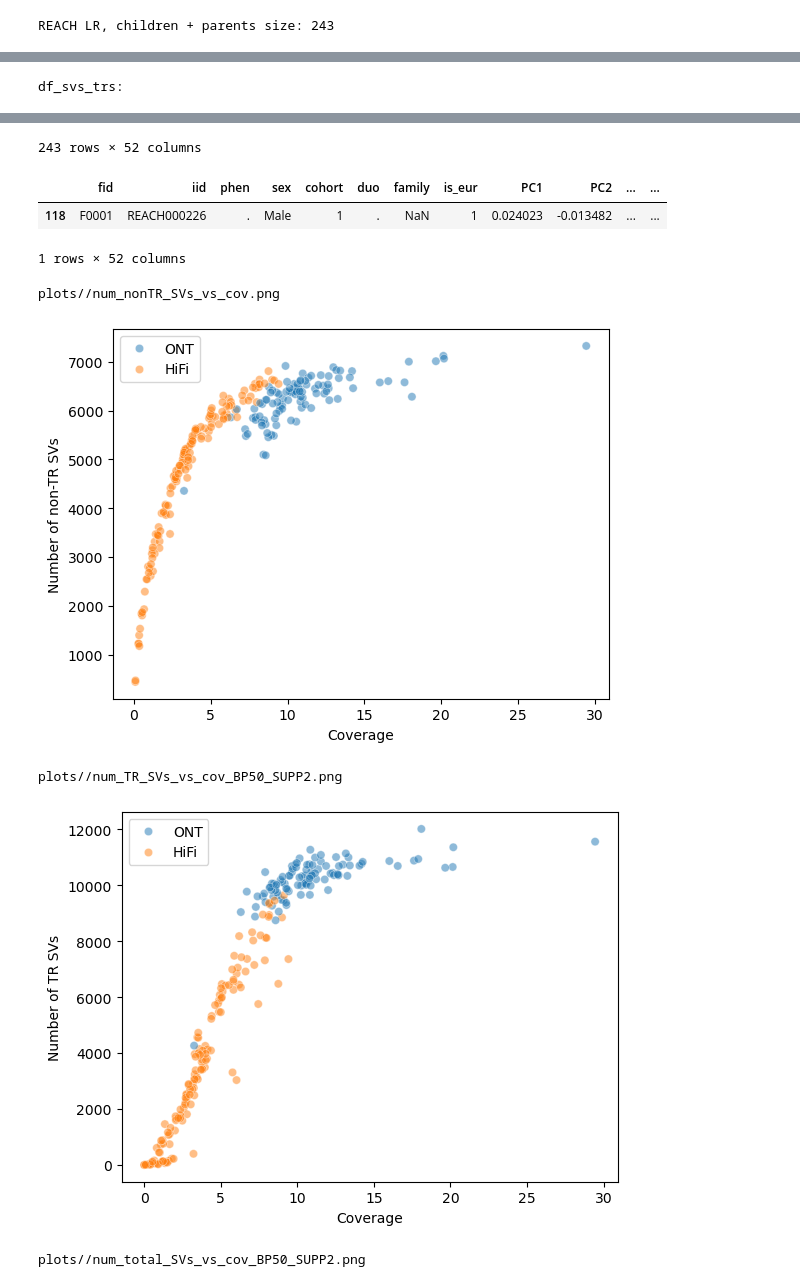
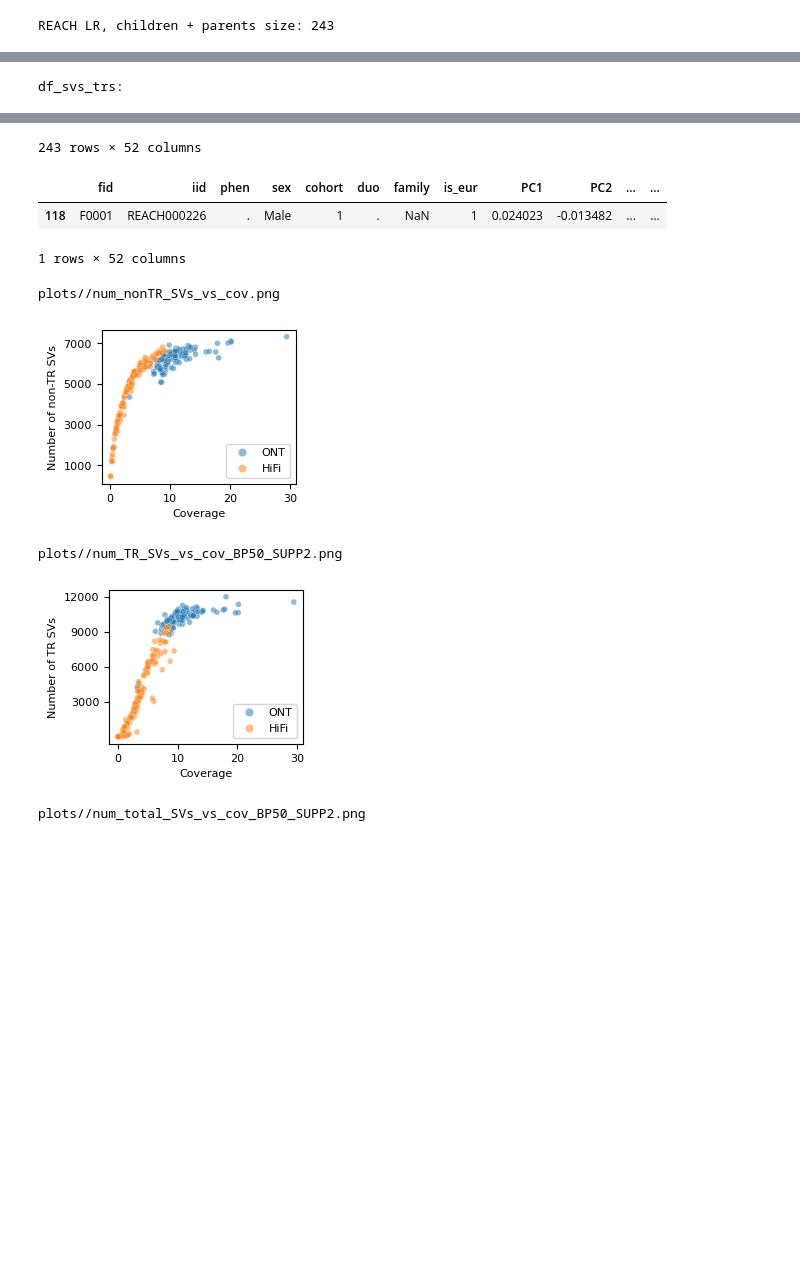
Before and after one commit to mldmort/Mortazavi25_ASD, a Jupyter notebook: SVs/plot_svs.ipynb, the cells around one changed output, grey strips where cells are left out. Cells and saved outputs as stored; diff of their text form; code cells hidden in the pictures; blank space fills up the shorter version.

```diff
--- a/SVs/plot_svs.ipynb
+++ b/SVs/plot_svs.ipynb
@@ -714,45 +754,56 @@ display(df_svs_trs)
 ### display the large coverage sample:
 display(df_svs_trs.loc[df_svs_trs.MEAN_COVERAGE>25])
 
+FS = 8
+
 # plot number of SVs/TRs vs coverage
 # SVs
 col_count = 'SV_counts'
-plt.figure()
-ax = sb.scatterplot(data=df_svs_trs, x='MEAN_COVERAGE', y=col_count, hue='Platform', alpha=.5)
-ax.get_legend().set_title("")
-plt.xlabel('Coverage')
-plt.ylabel('Number of non-TR SVs')
+plt.figure(figsize=(2.5, 2))
+ax = sb.scatterplot(data=df_svs_trs, x='MEAN_COVERAGE', y=col_count, hue='Platform', alpha=.5, size=FS-4)
+handles, labels = ax.get_legend_handles_labels()
+ax.legend(handles=handles[:-1], labels=labels[:-1], title='', fontsize=FS)
+plt.xlabel('Coverage', fontsize=FS)
+plt.ylabel('Number of non-TR SVs', fontsize=FS)
+plt.xticks(fontsize=FS)
+plt.yticks([1000, 3000, 5000, 7000], fontsize=FS)
 #plt.title(f'bp dev ≥ {bp_thr}, read supp ≥ {supp_thr}')
 fig_name = f'{dir_out}/num_nonTR_SVs_vs_cov.png'
 print(fig_name)
-plt.savefig(fig_name, bbox_inches='tight')
+plt.savefig(fig_name, bbox_inches='tight', dpi=1200)
 plt.show()
 plt.close()
 # TRs
 for supp_thr in supp_thrs:
     col_count = f'count_BP{bp_thr}_SUPP{supp_thr}_genomewide'
-    plt.figure()
-    ax = sb.scatterplot(data=df_svs_trs, x='MEAN_COVERAGE', y=col_count, hue='Platform', alpha=.5)
-    ax.get_legend().set_title("")
-    plt.xlabel('Coverage')
-    plt.ylabel('Number of TR SVs')
+    plt.figure(figsize=(2.5, 2))
+    ax = sb.scatterplot(data=df_svs_trs, x='MEAN_COVERAGE', y=col_count, hue='Platform', alpha=.5, size=FS-4)
+    handles, labels = ax.get_legend_handles_labels()
+    ax.legend(handles=handles[:-1], labels=labels[:-1], title='', fontsize=FS)
+    plt.xlabel('Coverage', fontsize=FS)
+    plt.ylabel('Number of TR SVs', fontsize=FS)
+    plt.xticks(fontsize=FS)
+    plt.yticks([3000, 6000, 9000, 12000], fontsize=FS)
     #plt.title(f'bp dev ≥ {bp_thr}, read supp ≥ {supp_thr}')
     fig_name = f'{dir_out}/num_TR_SVs_vs_cov_BP{bp_thr}_SUPP{supp_thr}.png'
     print(fig_name)
-    plt.savefig(fig_name, bbox_inches='tight')
+    plt.savefig(fig_name, bbox_inches='tight', dpi=1200)
     plt.show()
     plt.close()
 
     col_count = f'total_SV_counts_TR_SUPP{supp_thr}'
-    plt.figure()
-    ax = sb.scatterplot(data=df_svs_trs, x='MEAN_COVERAGE', y=col_count, hue='Platform', alpha=.5)
-    ax.get_legend().set_title("")
-    plt.xlabel('Coverage')
-    plt.ylabel('Number of total SVs')
+    plt.figure(figsize=(2.5, 2))
+    ax = sb.scatterplot(data=df_svs_trs, x='MEAN_COVERAGE', y=col_count, hue='Platform', alpha=.5, size=FS-4)
+    handles, labels = ax.get_legend_handles_labels()
+    ax.legend(handles=handles[:-1], labels=labels[:-1], title='', fontsize=FS)
+    plt.xlabel('Coverage', fontsize=FS)
+    plt.ylabel('Number of total SVs', fontsize=FS)
+    plt.xticks(fontsize=FS)
+    plt.yticks([3000, 6000, 9000, 12000, 15000, 18000], fontsize=FS)
     #plt.title(f'bp dev ≥ {bp_thr}, read supp ≥ {supp_thr}')
     fig_name = f'{dir_out}/num_total_SVs_vs_cov_BP{bp_thr}_SUPP{supp_thr}.png'
     print(fig_name)
-    plt.savefig(fig_name, bbox_inches='tight')
+    plt.savefig(fig_name, bbox_inches='tight', dpi=1200)
     plt.show()
     plt.close()
 # %% [output]
@@ -763,34 +814,34 @@ samples
 REACH000226       7323
 REACH000236_PB    7268
 REACH000427       7120
 REACH000543       7063
 REACH000428       7010
                   ...
 REACH000532_PB     858
 REACH000688        740
 REACH000768        470
 REACH000751        440
 2323-2-1            76
 Name: count, Length: 282, dtype: int64
 df_svs_trs:
 |  | fid | iid | phen | sex | cohort | duo | family | is_eur | PC1 | PC2 | ... | ... |
 | 0 | F0001 | REACH000001 | ASD | Male | 1 | trio | 1.0 | 1 | 0.008627 | -0.005607 | ... | ... |
 | 1 | F0026 | REACH000026 | ASD | Male | 1 | trio | 1.0 | 0 | 0.095364 | -0.045230 | ... | ... |
 | 2 | F0058 | REACH000058 | ASD | Male | 1 | trio | 1.0 | 1 | 0.002422 | -0.009216 | ... | ... |
 | 3 | F0065 | REACH000065 | ASD | Male | 1 | trio | 1.0 | 0 | 0.252774 | 0.107933 | ... | ... |
 | 4 | F0078 | REACH000086 | ASD | Male | 1 | trio | 2.0 | 0 | 0.044785 | 0.038065 | ... | ... |
 | ... | ... | ... | ... | ... | ... | ... | ... | ... | ... | ... | ... | ... |
 | 238 | F0288 | REACH000756 | . | Male | 1 | . | NaN | 0 | 0.204041 | 0.127559 | ... | ... |
 | 239 | F0290 | REACH000763 | . | Female | 1 | . | NaN | 1 | -0.030630 | 0.003052 | ... | ... |
 | 240 | F0290 | REACH000764 | . | Male | 1 | . | NaN | 1 | -0.027327 | -0.004878 | ... | ... |
 | 241 | F0291 | REACH000768 | . | Female | 1 | . | NaN | 0 | 0.091442 | -0.016917 | ... | ... |
 | 242 | F0291 | REACH000769 | . | Male | 1 | . | NaN | 0 | 0.086006 | -0.003008 | ... | ... |
 243 rows × 52 columns
 |  | fid | iid | phen | sex | cohort | duo | family | is_eur | PC1 | PC2 | ... | ... |
 | 118 | F0001 | REACH000226 | . | Male | 1 | . | NaN | 1 | 0.024023 | -0.013482 | ... | ... |
 1 rows × 52 columns
 plots//num_nonTR_SVs_vs_cov.png
-[figure, old version]
+[figure, new version]
 plots//num_TR_SVs_vs_cov_BP50_SUPP2.png
-[figure, old version]
+[figure, new version]
 plots//num_total_SVs_vs_cov_BP50_SUPP2.png
```
Also changed, not shown: parts of 3 cells of this notebook, 11 other files.
